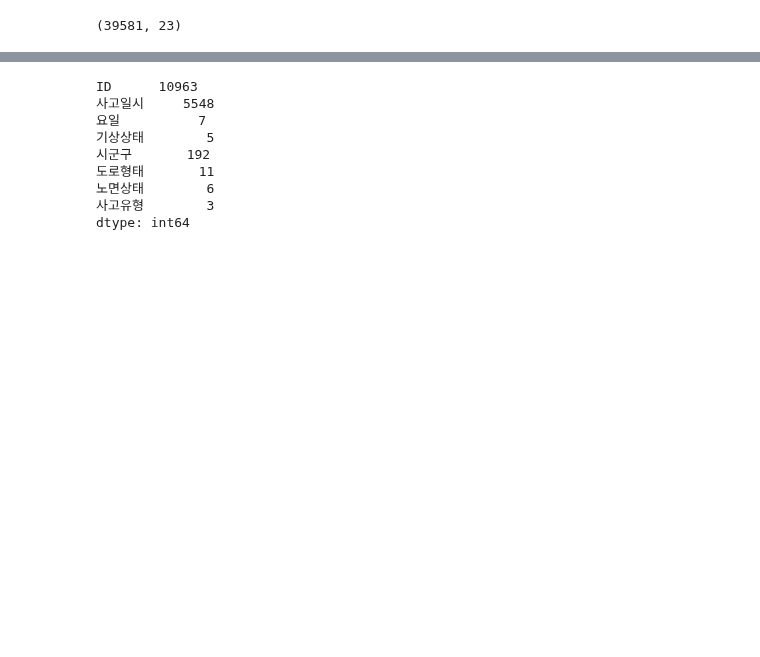
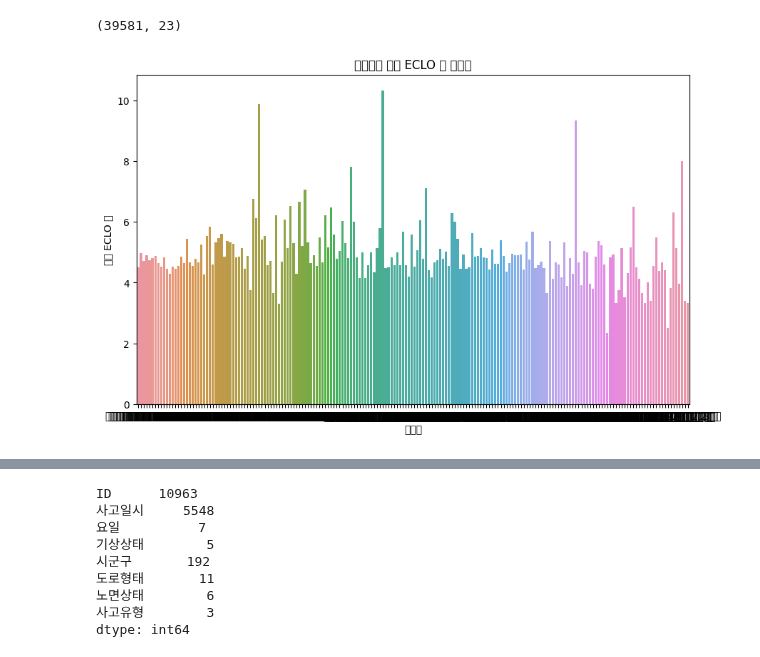
Before and after one commit to tgwon/ai4ml, a Jupyter notebook: project/EDA_Preprocessing_FeatureEngineering.ipynb, the cells around one changed output, grey strips where cells are left out. Cells and saved outputs as stored; diff of their text form; code cells hidden in the pictures; blank space fills up the shorter version.

```diff
--- a/project/EDA_Preprocessing_FeatureEngineering.ipynb
+++ b/project/EDA_Preprocessing_FeatureEngineering.ipynb
@@ -195,3 +235,16 @@ train_df = train_df[train_df['시군구'].isin(test_df['시군구'])]
 train_df.shape
 # %% [output]
 (39581, 23)
+# %%
+# 중복된 시군구 값들을 평균내어 새로운 데이터프레임 생성
+df_avg = train_df.groupby('시군구')['ECLO'].mean().reset_index()
+
+# 시군구별 ECLO 값을 막대 그래프로 시각화
+plt.figure(figsize=(10, 6))
+sns.barplot(x='시군구', y='ECLO', data=df_avg)
+plt.title('시군구별 평균 ECLO 값 시각화')
+plt.xlabel('시군구')
+plt.ylabel('평균 ECLO 값')
+plt.show()
+# %% [output]
+[figure, added]
```
Also changed, not shown: parts of 28 cells of this notebook.
